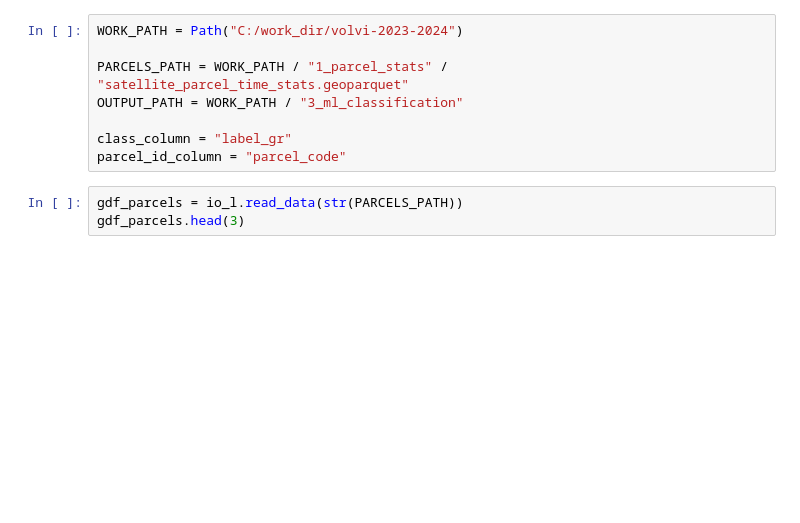
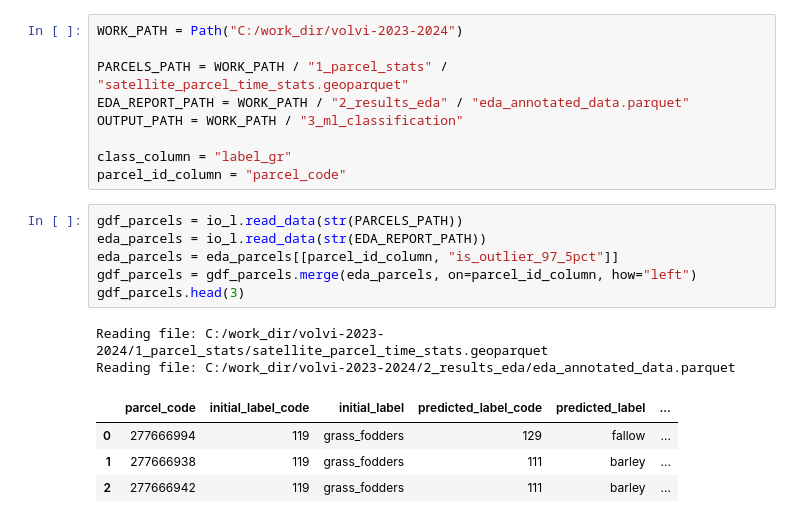
Before and after one commit to EleniLouvari/satellites, a Jupyter notebook: src/notebooks/test_volvi/4_ml_classification.ipynb, the cells around one changed output. Drawn from its saved outputs; the diff is of its cells as text; blank space fills up the shorter version.

```diff
--- a/src/notebooks/test_volvi/4_ml_classification.ipynb
+++ b/src/notebooks/test_volvi/4_ml_classification.ipynb
@@ -14,13 +16,24 @@ from ml_classification.ml_classification_pipeline import (
 WORK_PATH = Path("C:/work_dir/volvi-2023-2024")
 
 PARCELS_PATH = WORK_PATH / "1_parcel_stats" / "satellite_parcel_time_stats.geoparquet"
+EDA_REPORT_PATH = WORK_PATH / "2_results_eda" / "eda_annotated_data.parquet"
 OUTPUT_PATH = WORK_PATH / "3_ml_classification"
 
 class_column = "label_gr"
 parcel_id_column = "parcel_code"
 # %%
 gdf_parcels = io_l.read_data(str(PARCELS_PATH))
+eda_parcels = io_l.read_data(str(EDA_REPORT_PATH))
+eda_parcels = eda_parcels[[parcel_id_column, "is_outlier_97_5pct"]]
+gdf_parcels = gdf_parcels.merge(eda_parcels, on=parcel_id_column, how="left")
 gdf_parcels.head(3)
+# %% [output]
+Reading file: C:/work_dir/volvi-2023-2024/1_parcel_stats/satellite_parcel_time_stats.geoparquet
+Reading file: C:/work_dir/volvi-2023-2024/2_results_eda/eda_annotated_data.parquet
+|  | parcel_code | initial_label_code | initial_label | predicted_label_code | predicted_label | ... |
+| 0 | 277666994 | 119 | grass_fodders | 129 | fallow | ... |
+| 1 | 277666938 | 119 | grass_fodders | 111 | barley | ... |
+| 2 | 277666942 | 119 | grass_fodders | 111 | barley | ... |
 # %%
 label_counts = gdf_parcels[class_column].value_counts()
 rare_labels = label_counts[label_counts < 100].index
```
Also changed, not shown: parts of 11 cells of this notebook, 24 other files.
